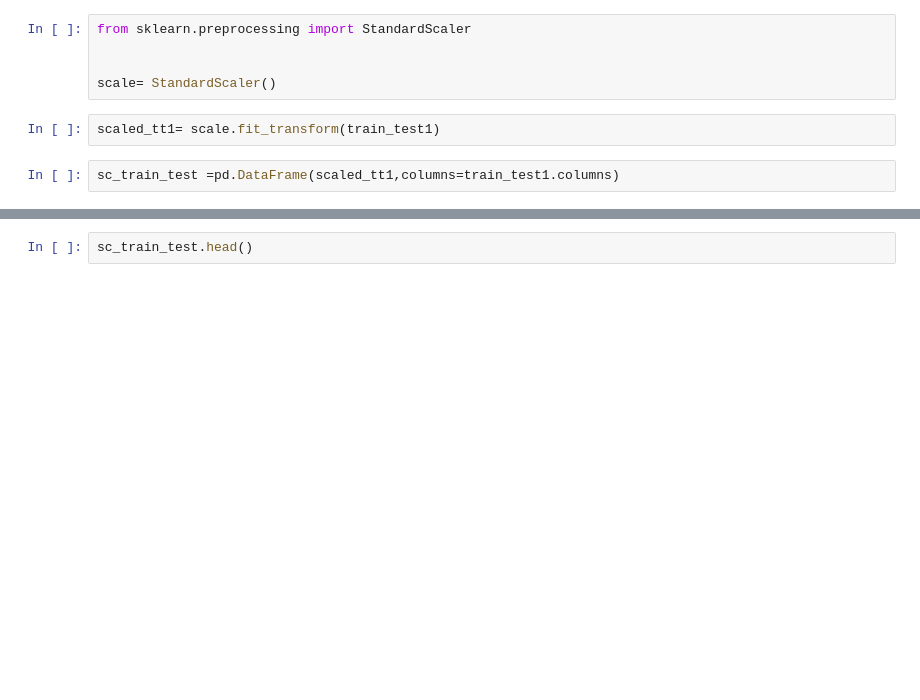
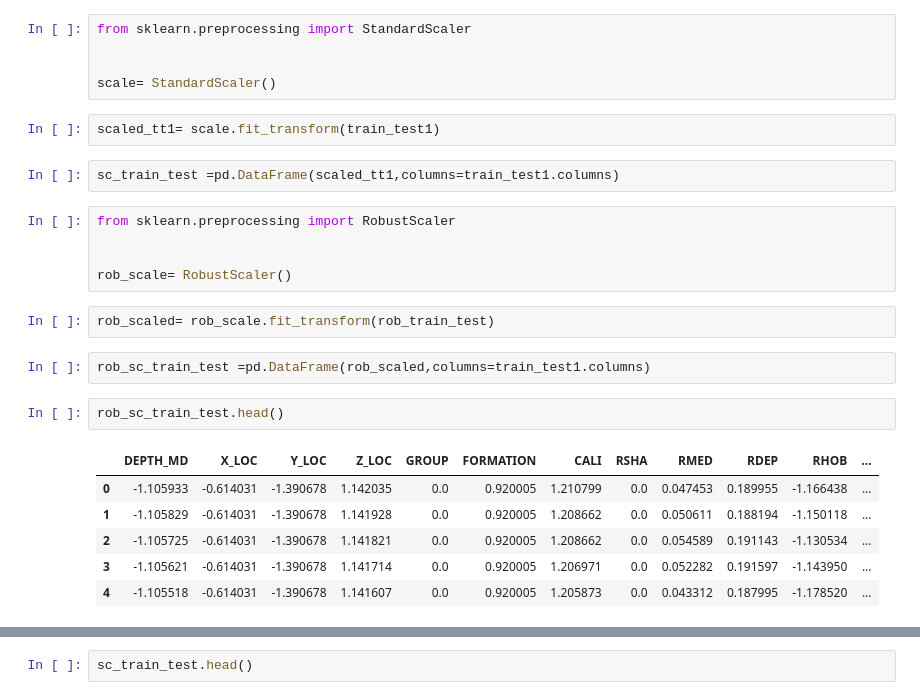
Before and after one commit to philip-kio/Lithology_Prediction, a Jupyter notebook: XForce Lithology Prediction.ipynb, the cells around one changed output, grey strips where cells are left out. Cells and saved outputs as stored; diff of their text form; blank space fills up the shorter version.

```diff
--- a/XForce Lithology Prediction.ipynb
+++ b/XForce Lithology Prediction.ipynb
@@ -450,3 +498,21 @@ scale= StandardScaler()
 scaled_tt1= scale.fit_transform(train_test1)
 # %%
 sc_train_test =pd.DataFrame(scaled_tt1,columns=train_test1.columns)
+# %%
+from sklearn.preprocessing import RobustScaler
+
+
+rob_scale= RobustScaler()
+# %%
+rob_scaled= rob_scale.fit_transform(rob_train_test)
+# %%
+rob_sc_train_test =pd.DataFrame(rob_scaled,columns=train_test1.columns)
+# %%
+rob_sc_train_test.head()
+# %% [output]
+|  | DEPTH_MD | X_LOC | Y_LOC | Z_LOC | GROUP | FORMATION | CALI | RSHA | RMED | RDEP | RHOB | ... |
+| 0 | -1.105933 | -0.614031 | -1.390678 | 1.142035 | 0.0 | 0.920005 | 1.210799 | 0.0 | 0.047453 | 0.189955 | -1.166438 | ... |
+| 1 | -1.105829 | -0.614031 | -1.390678 | 1.141928 | 0.0 | 0.920005 | 1.208662 | 0.0 | 0.050611 | 0.188194 | -1.150118 | ... |
+| 2 | -1.105725 | -0.614031 | -1.390678 | 1.141821 | 0.0 | 0.920005 | 1.208662 | 0.0 | 0.054589 | 0.191143 | -1.130534 | ... |
+| 3 | -1.105621 | -0.614031 | -1.390678 | 1.141714 | 0.0 | 0.920005 | 1.206971 | 0.0 | 0.052282 | 0.191597 | -1.143950 | ... |
+| 4 | -1.105518 | -0.614031 | -1.390678 | 1.141607 | 0.0 | 0.920005 | 1.205873 | 0.0 | 0.043312 | 0.187995 | -1.178520 | ... |
```
Also changed, not shown: parts of 37 cells of this notebook.
